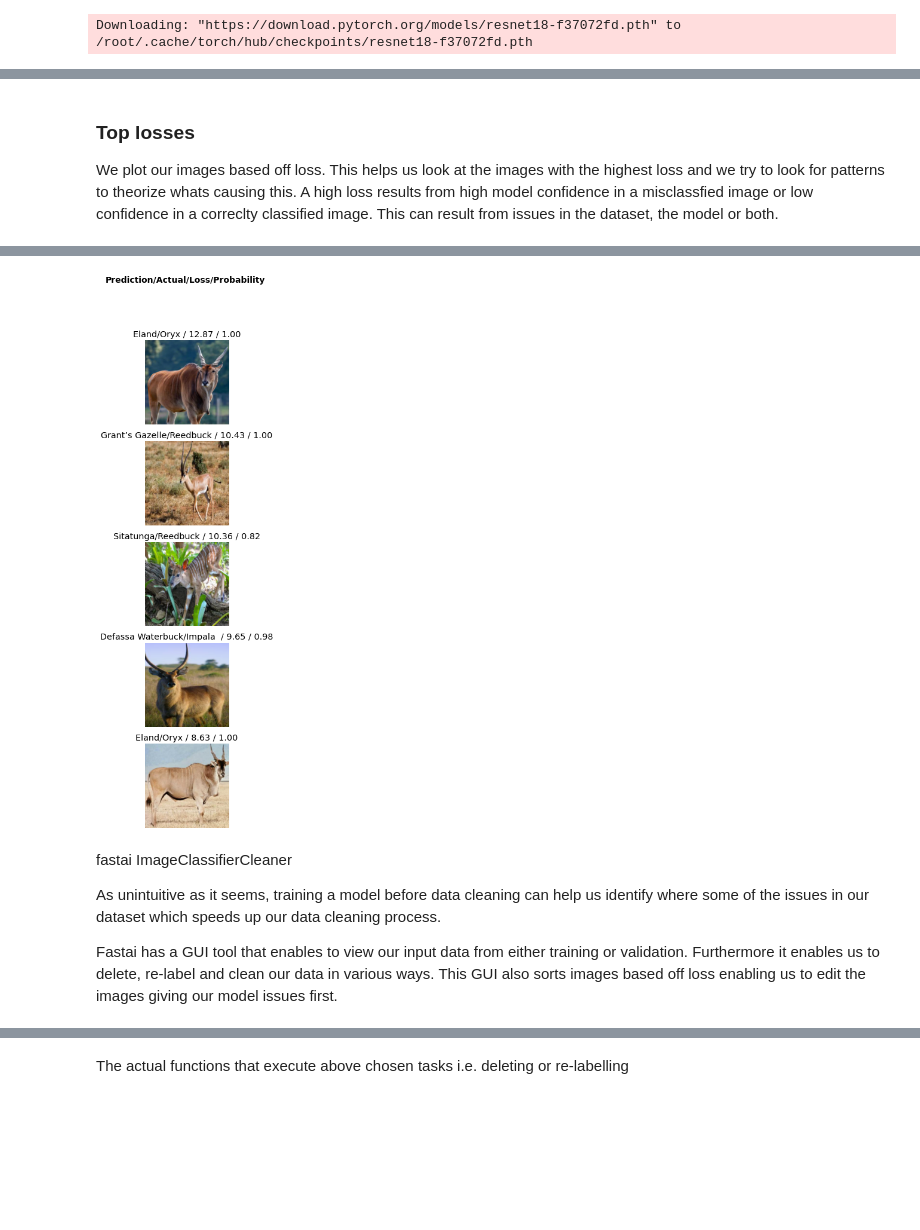
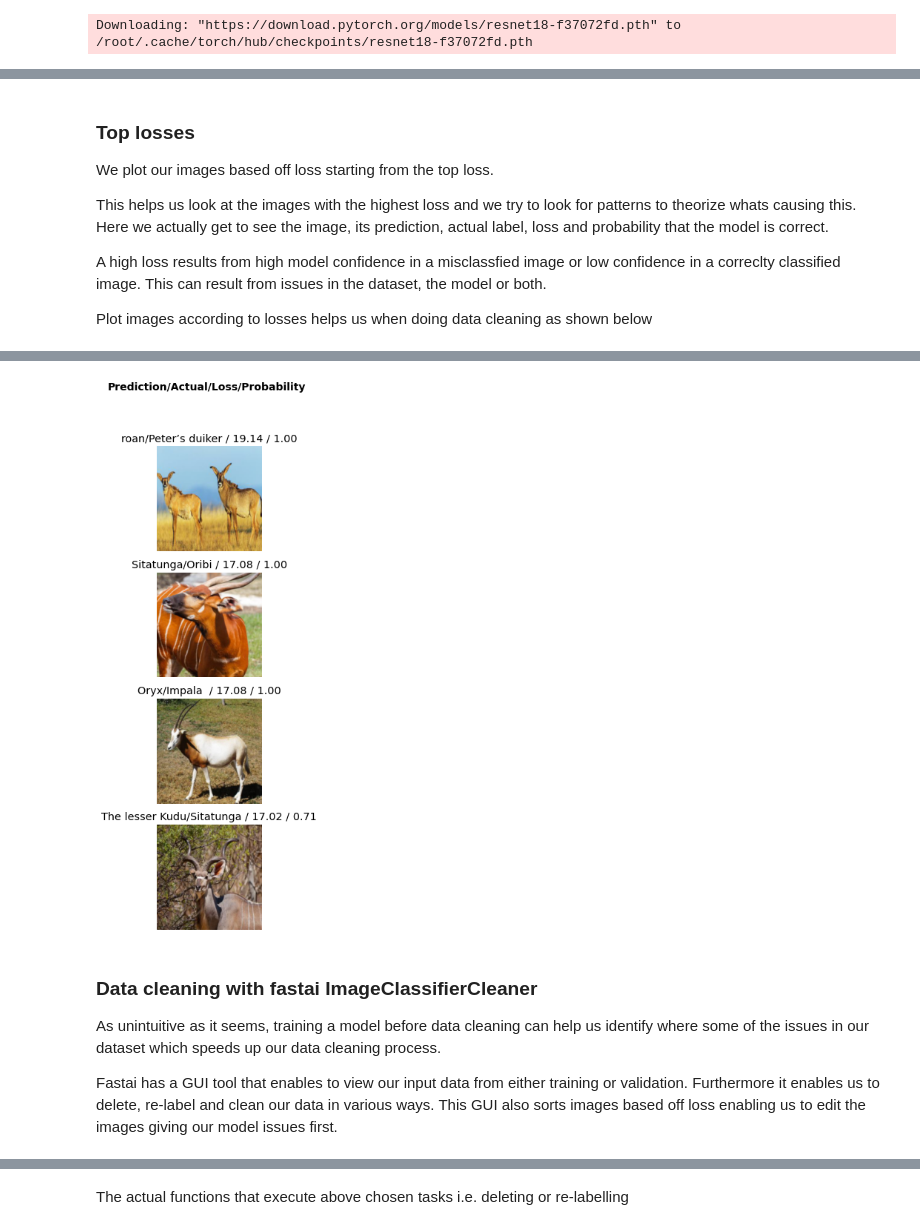
Before and after one commit to rubanzasilva/Antelope-Classifier, a Jupyter notebook: AntelopeClassifier.ipynb, the cells around one changed output, grey strips where cells are left out. Cells and saved outputs as stored; diff of their text form; code cells hidden in the pictures; blank space fills up the shorter version.

```diff
--- a/AntelopeClassifier.ipynb
+++ b/AntelopeClassifier.ipynb
@@ -217,15 +257,21 @@ interp.plot_confusion_matrix()
 # %% [markdown]
 ### Top losses
-We plot our images based off loss. This helps us look at the images with the highest loss and we try to look for patterns to theorize whats causing this.
+We plot our images based off loss starting from the top loss.
+
+This helps us look at the images with the highest loss and we try to look for patterns to theorize whats causing this.
+Here we actually get to see the image, its prediction, actual label, loss and probability that the model is correct.
+
 A high loss results from high model confidence in a misclassfied image or low confidence in a correclty classified image.
 This can result from issues in the dataset, the model or both.
+
+Plot images according to losses helps us when doing data cleaning as shown below
 # %%
-interp.plot_top_losses(5, nrows=5)
+interp.plot_top_losses(4, nrows=4)
 # %% [output]
 [interactive output not drawn]
-[figure, old version]
+[figure, new version]
 # %% [markdown]
-fastai ImageClassifierCleaner
+### Data cleaning with fastai ImageClassifierCleaner
 
 As unintuitive as it seems, training a model before data cleaning can help us identify where some of the issues in our dataset which speeds up our data cleaning process.
 
```
Also changed, not shown: parts of 61 cells of this notebook.
